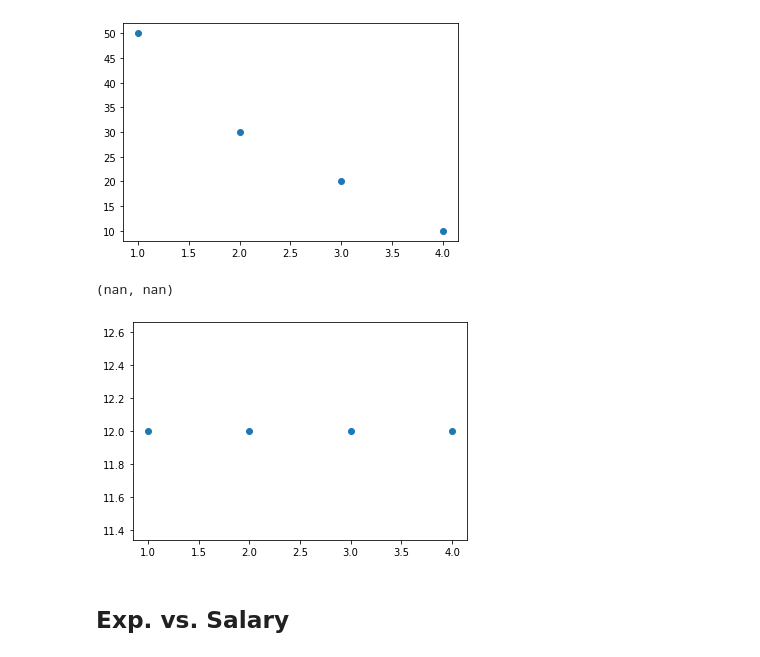
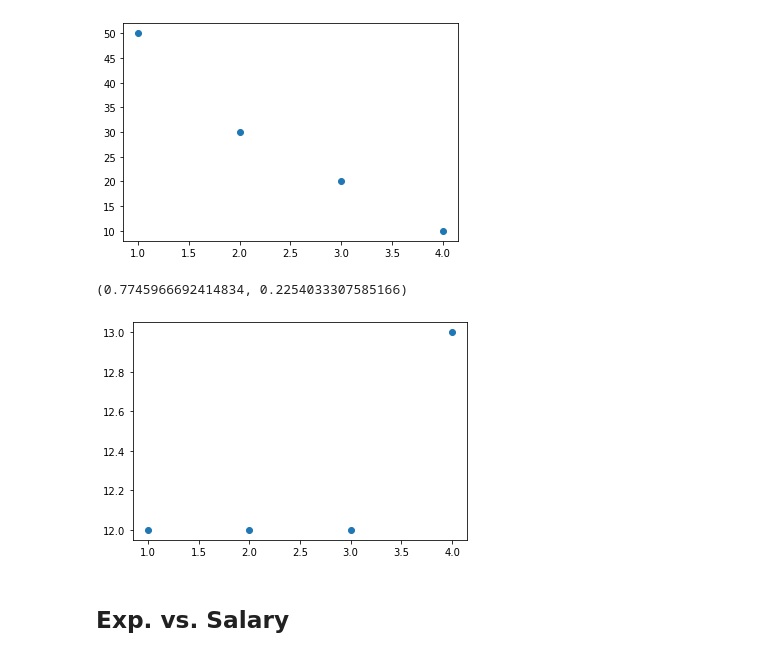
Before and after one commit to srikanthpragada/DS_18_MAY_2021, a Jupyter notebook: stats/salary_stats.ipynb, the cells around one changed output. Cells and saved outputs as stored; diff of their text form; code cells hidden in the pictures.

```diff
--- a/stats/salary_stats.ipynb
+++ b/stats/salary_stats.ipynb
@@ -98,12 +96,12 @@ ss.pearsonr(x,y)
 # %%
 # No correlation
 x = [1,2,3,4]
-y = [12,12,12,12]
+y = [12,12,12,13]
 plt.scatter(x,y)
 ss.pearsonr(x,y)
 # %% [output]
-(nan, nan)
+(0.7745966692414834, 0.2254033307585166)
-[figure, old version]
+[figure, new version]
 # %% [markdown]
 ## Exp. vs. Salary
 # %%
```
Also changed, not shown: parts of 10 cells of this notebook, 2 other files.
